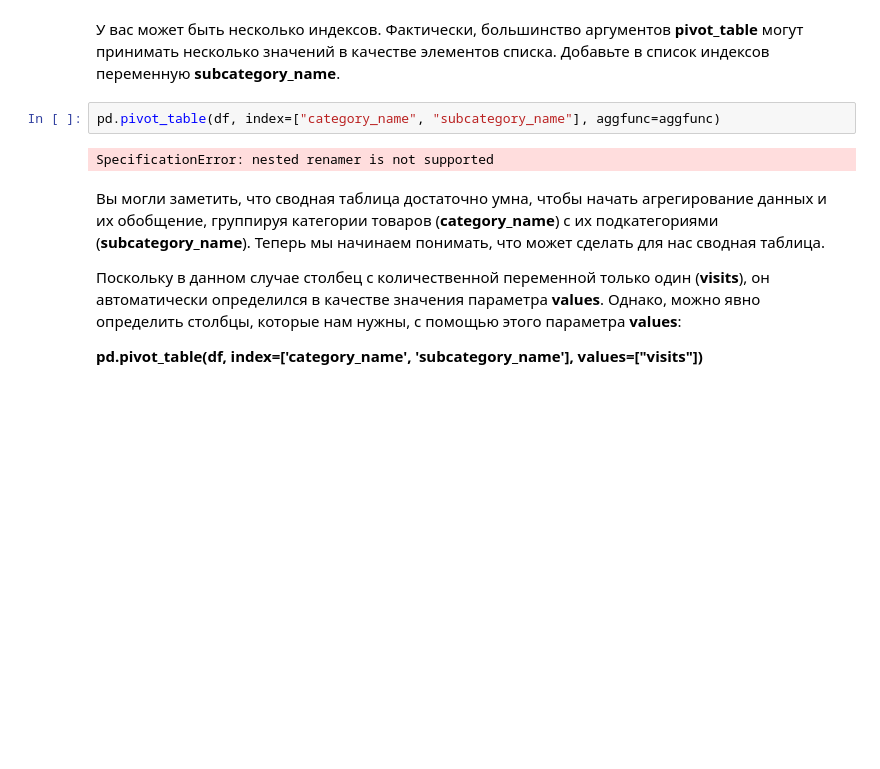
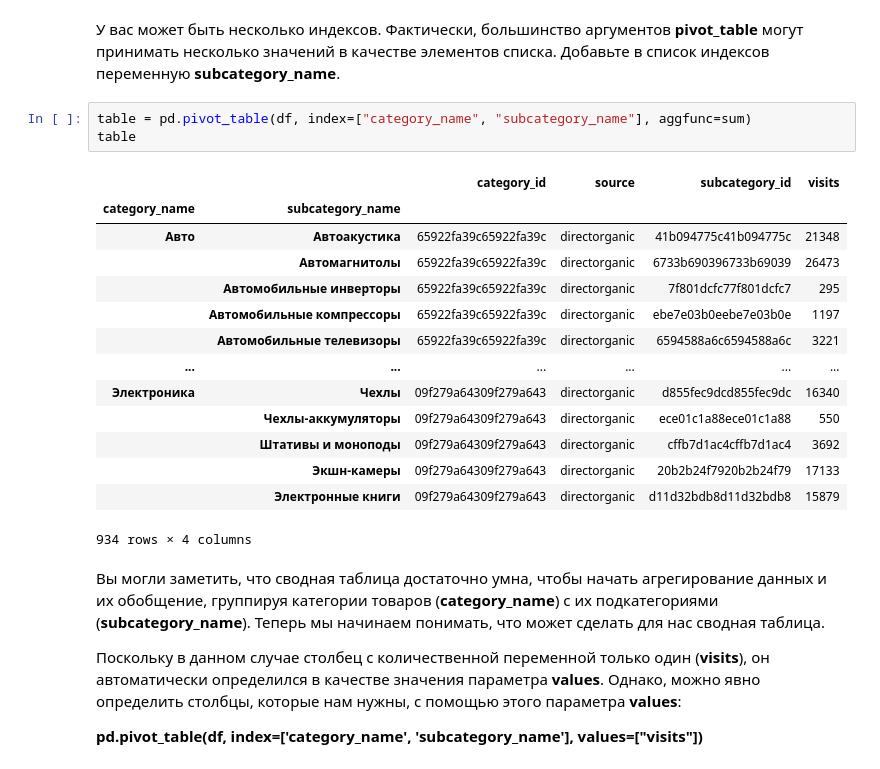
Before and after one commit to Zanavez/AnalysisTasks, a Jupyter notebook: tasks/blocknote7_abramov.ipynb, the cells around one changed output. Drawn from its saved outputs; the diff is of its cells as text; blank space fills up the shorter version.

```diff
--- a/tasks/blocknote7_abramov.ipynb
+++ b/tasks/blocknote7_abramov.ipynb
@@ -56,9 +56,23 @@ table
 # %% [markdown]
 У вас может быть несколько индексов. Фактически, большинство аргументов **pivot_table** могут принимать несколько значений в качестве элементов списка. Добавьте в список индексов переменную **subcategory_name**.
 # %%
-pd.pivot_table(df, index=["category_name", "subcategory_name"], aggfunc=aggfunc)
+table = pd.pivot_table(df, index=["category_name", "subcategory_name"], aggfunc=sum)
+table
 # %% [output]
+|  |  | category_id | source | subcategory_id | visits |
+| category_name | subcategory_name |  |  |  |  |
+| Авто | Автоакустика | 65922fa39c65922fa39c | directorganic | 41b094775c41b094775c | 21348 |
+|  | Автомагнитолы | 65922fa39c65922fa39c | directorganic | 6733b690396733b69039 | 26473 |
+|  | Автомобильные инверторы | 65922fa39c65922fa39c | directorganic | 7f801dcfc77f801dcfc7 | 295 |
+|  | Автомобильные компрессоры | 65922fa39c65922fa39c | directorganic | ebe7e03b0eebe7e03b0e | 1197 |
+|  | Автомобильные телевизоры | 65922fa39c65922fa39c | directorganic | 6594588a6c6594588a6c | 3221 |
+| ... | ... | ... | ... | ... | ... |
+| Электроника | Чехлы | 09f279a64309f279a643 | directorganic | d855fec9dcd855fec9dc | 16340 |
+|  | Чехлы-аккумуляторы | 09f279a64309f279a643 | directorganic | ece01c1a88ece01c1a88 | 550 |
+|  | Штативы и моноподы | 09f279a64309f279a643 | directorganic | cffb7d1ac4cffb7d1ac4 | 3692 |
+|  | Экшн-камеры | 09f279a64309f279a643 | directorganic | 20b2b24f7920b2b24f79 | 17133 |
+|  | Электронные книги | 09f279a64309f279a643 | directorganic | d11d32bdb8d11d32bdb8 | 15879 |
-SpecificationError: nested renamer is not supported
+934 rows × 4 columns
 # %% [markdown]
 Вы могли заметить, что сводная таблица достаточно умна, чтобы начать агрегирование данных и их обобщение, группируя категории товаров (**category_name**) с их подкатегориями (**subcategory_name**). Теперь мы начинаем понимать, что может сделать для нас сводная таблица.
 
```
Also changed, not shown: parts of 32 cells of this notebook.
